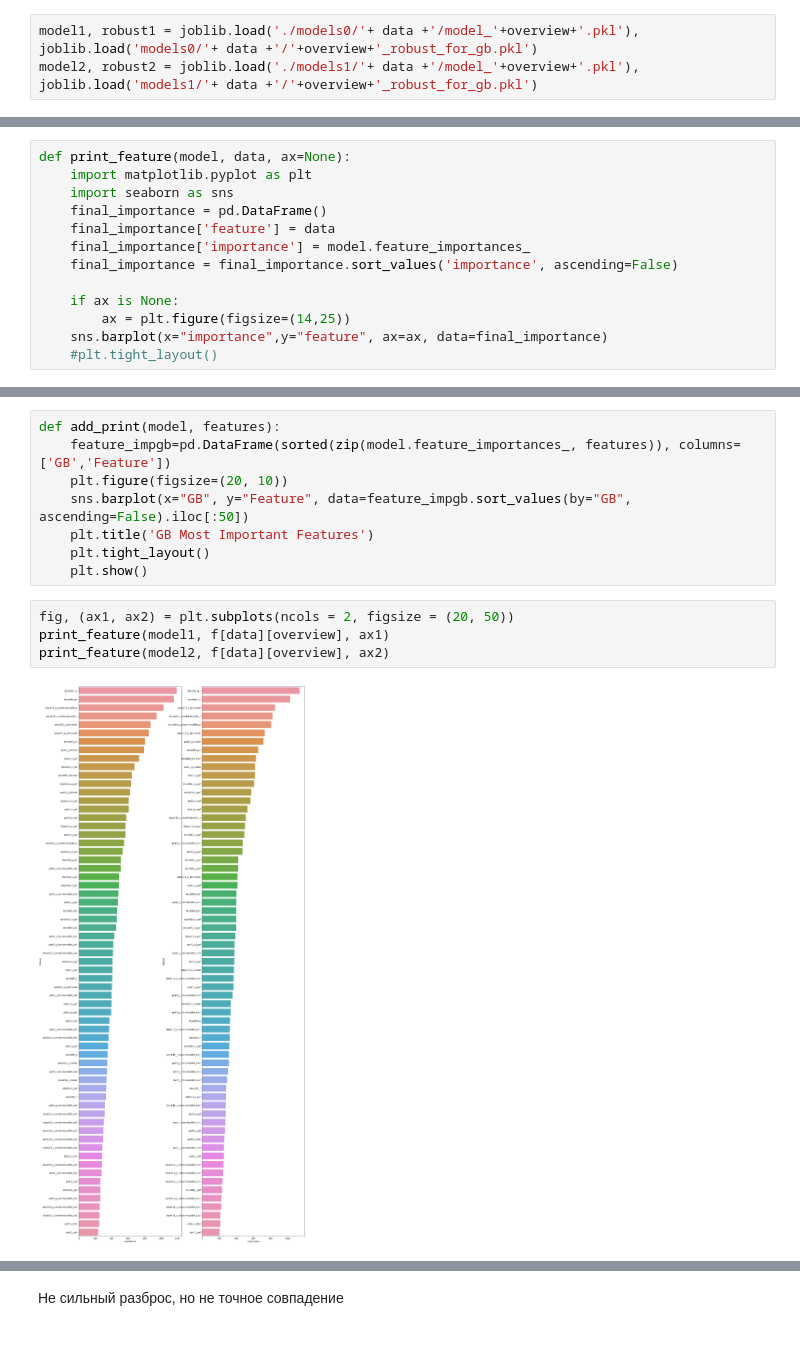
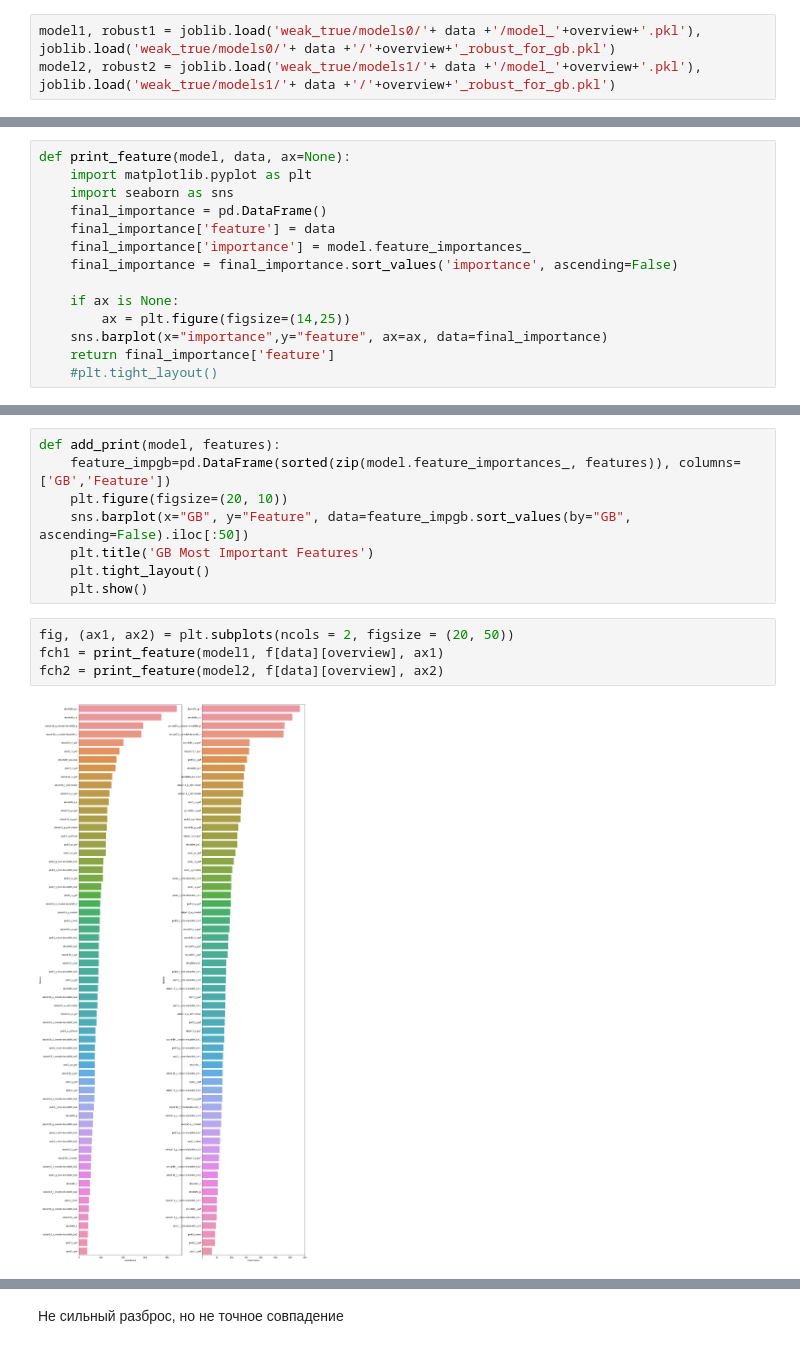
Before and after one commit to NadezhdaMalysheva/Scientific-work, a Jupyter notebook: S-G-Q_DESI+PanSTARRS+SDSS+WISE+J_UHS/Feature selection.ipynb, the cells around one changed output, grey strips where cells are left out. Cells and saved outputs as stored; diff of their text form.

```diff
--- a/S-G-Q_DESI+PanSTARRS+SDSS+WISE+J_UHS/Feature selection.ipynb
+++ b/S-G-Q_DESI+PanSTARRS+SDSS+WISE+J_UHS/Feature selection.ipynb
@@ -642,8 +644,8 @@ from sklearn.metrics import mean_squared_error, f1_score, confusion_matrix, accu
 import lightgbm as lgb
 from time import time
 # %%
-model1, robust1 = joblib.load('./models0/'+ data +'/model_'+overview+'.pkl'), joblib.load('models0/'+ data +'/'+overview+'_robust_for_gb.pkl')
-model2, robust2 = joblib.load('./models1/'+ data +'/model_'+overview+'.pkl'), joblib.load('models1/'+ data +'/'+overview+'_robust_for_gb.pkl')
+model1, robust1 = joblib.load('weak_true/models0/'+ data +'/model_'+overview+'.pkl'), joblib.load('weak_true/models0/'+ data +'/'+overview+'_robust_for_gb.pkl')
+model2, robust2 = joblib.load('weak_true/models1/'+ data +'/model_'+overview+'.pkl'), joblib.load('weak_true/models1/'+ data +'/'+overview+'_robust_for_gb.pkl')
 # %%
 import seaborn as sns
 import matplotlib.pyplot as plt
@@ -665,4 +895,5 @@ def print_feature(model, data, ax=None):
     if ax is None:
         ax = plt.figure(figsize=(14,25))
     sns.barplot(x="importance",y="feature", ax=ax, data=final_importance)
+    return final_importance['feature']
     #plt.tight_layout()
@@ -678,7 +950,7 @@ def add_print(model, features):
     plt.show()
 # %%
 fig, (ax1, ax2) = plt.subplots(ncols = 2, figsize = (20, 50))
-print_feature(model1, f[data][overview], ax1)
-print_feature(model2, f[data][overview], ax2)
+fch1 = print_feature(model1, f[data][overview], ax1)
+fch2 = print_feature(model2, f[data][overview], ax2)
 # %% [output]
-[figure, old version]
+[figure, new version]
```
Also changed, not shown: parts of 34 cells of this notebook, 1 other file.
